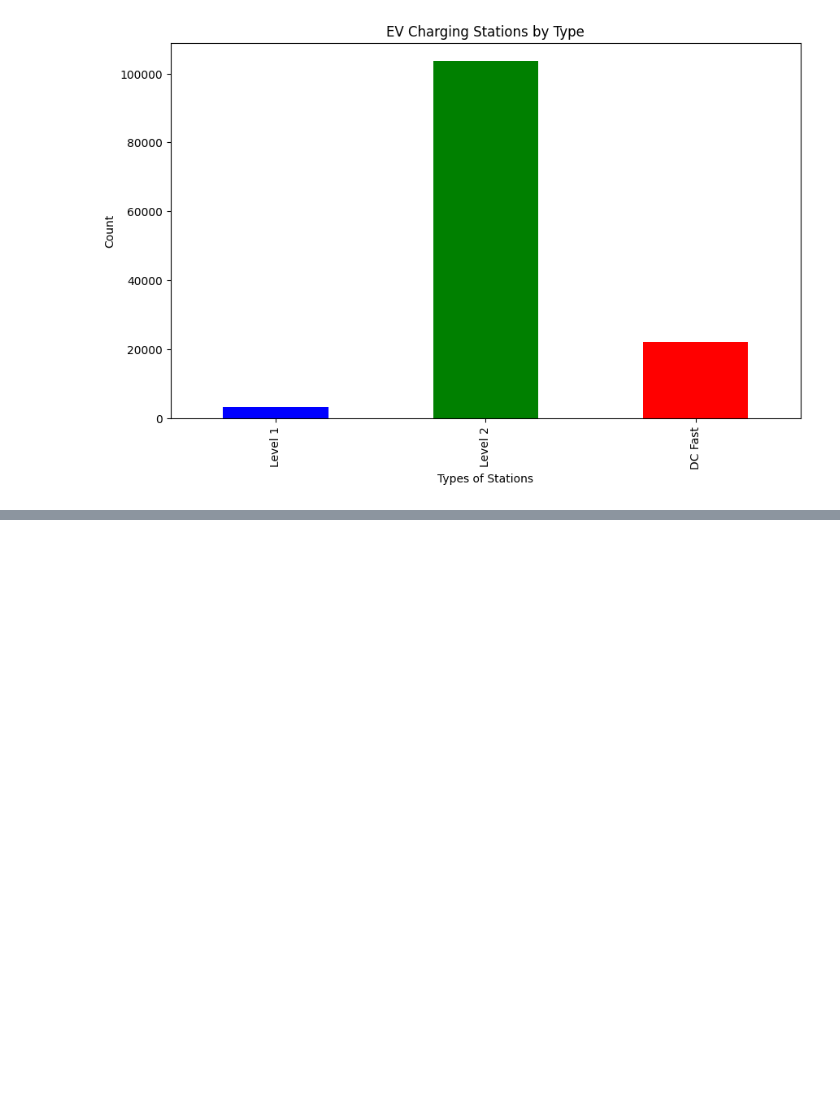
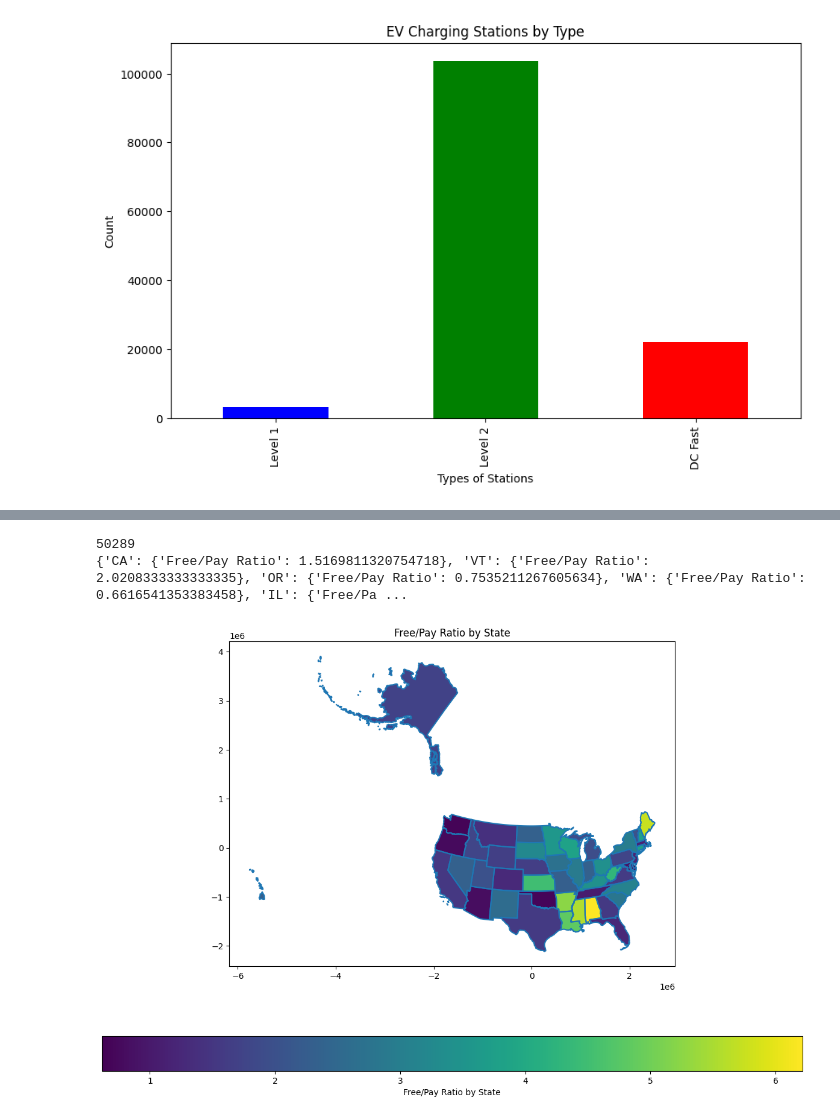
Before and after one commit to royd2023/DataI-O-, a Jupyter notebook: data.ipynb, the cells around one changed output, grey strips where cells are left out. Saved outputs shown, nothing was run; the diff lists cells and outputs as text; code cells hidden in the pictures; blank space fills up the shorter version.

```diff
--- a/data.ipynb
+++ b/data.ipynb
@@ -75,3 +78,8 @@ plt.ylabel('Count')
 plt.show()
 # %% [output]
 [figure]
+# %%
+EVPricing = data['EV Pricing']
+State = data['State']
+
+pd.DataFrame({'EV Pricing': EVPricing}).head()
@@ -77,0 +93,63 @@ plt.show()
+# %%
+print(len(EVPricing))
+
+String = []
+
+for i in range(len(EVPricing)):
+    if not pd.isnull(EVPricing[i]):
+        if EVPricing[i] == 'Free':
+
+            String.append(('Free', State[i]))
+        else:
+            String.append(('Pay', State[i]))
+
+# Create a dictionary of lists to store all entries
+String_dict = {}
+for status, state in String:
+    if state not in String_dict:
+        String_dict[state] = []
+    String_dict[state].append(status)
+
+# print(len(String))
+# print(String)
+# print(len(String_dict))
+# print(String_dict)
+
+# Count the number of 'Free' and 'Pay' entries for each state
+State_count = {}
+for state, statuses in String_dict.items():
+    free_count = statuses.count('Free')
+    pay_count = statuses.count('Pay')
+    State_count[state] = {'Free/Pay Ratio': free_count/pay_count}
+
+print(State_count)
+#print(len(State_count))
+# %% [output]
+50289
+{'CA': {'Free/Pay Ratio': 1.5169811320754718}, 'VT': {'Free/Pay Ratio': 2.0208333333333335}, 'OR': {'Free/Pay Ratio': 0.7535211267605634}, 'WA': {'Free/Pay Ratio': 0.6616541353383458}, 'IL': {'Free/Pa ...
+# %%
+# Load the US states shapefile
+gdf = gpd.read_file('https://www2.census.gov/geo/tiger/GENZ2021/shp/cb_2021_us_state_20m.zip')
+gdf = gdf[gdf['STUSPS'] != 'PR']  # Exclude Puerto Rico
+gdf = gdf.to_crs(epsg=2163)  # Use a suitable projection for the US
+
+# Create a DataFrame from State_count
+state_ratios = pd.DataFrame.from_dict(State_count, orient='index')
+state_ratios.reset_index(inplace=True)
+state_ratios.columns = ['state', 'Free/Pay Ratio']
+
+# Merge the state_ratios DataFrame with the GeoDataFrame
+gdf = gdf.merge(state_ratios, left_on='STUSPS', right_on='state', how='left')
+
+# Plot the map
+fig, ax = plt.subplots(1, 1, figsize=(15, 10))
+gdf.boundary.plot(ax=ax)
+gdf.plot(column='Free/Pay Ratio', ax=ax, legend=True,
+         legend_kwds={'label': "Free/Pay Ratio by State",
+                      'orientation': "horizontal"})
+
+# Add labels, title, and legend
+ax.set_title('Free/Pay Ratio by State')
+plt.show()
+# %% [output]
+[figure, added]
```
Also changed, not shown: parts of 4 cells of this notebook.
